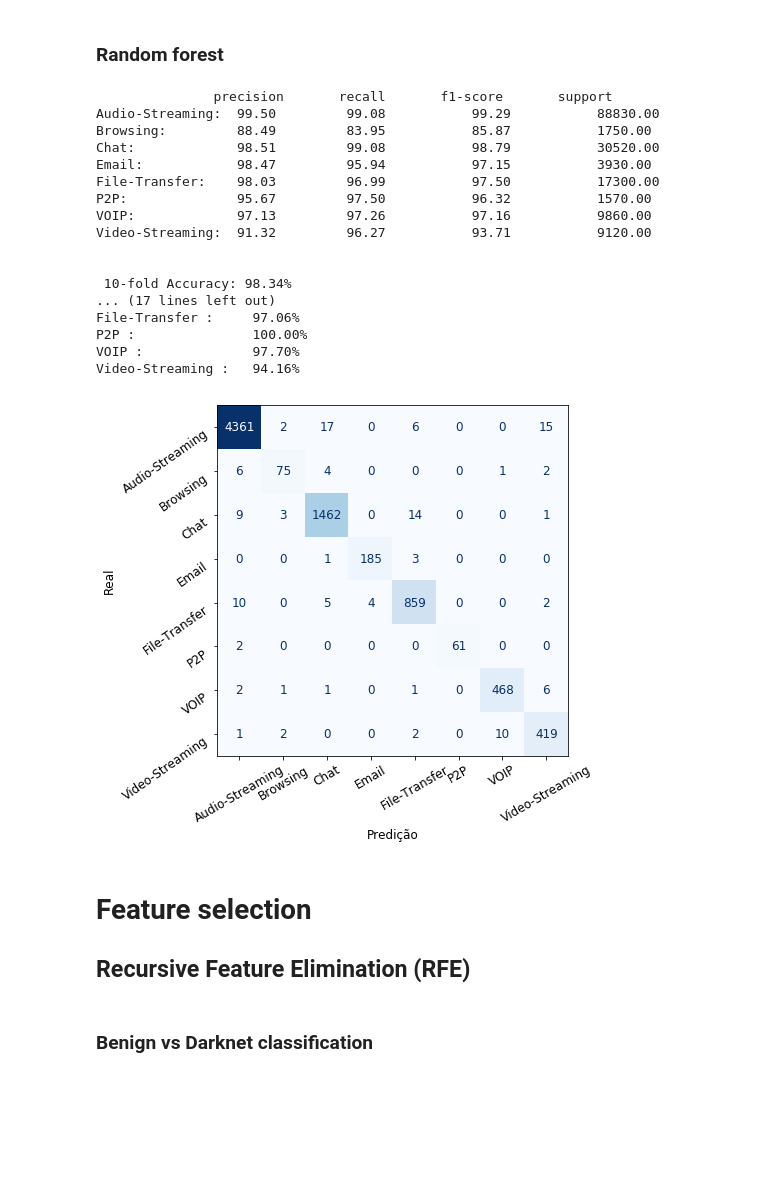
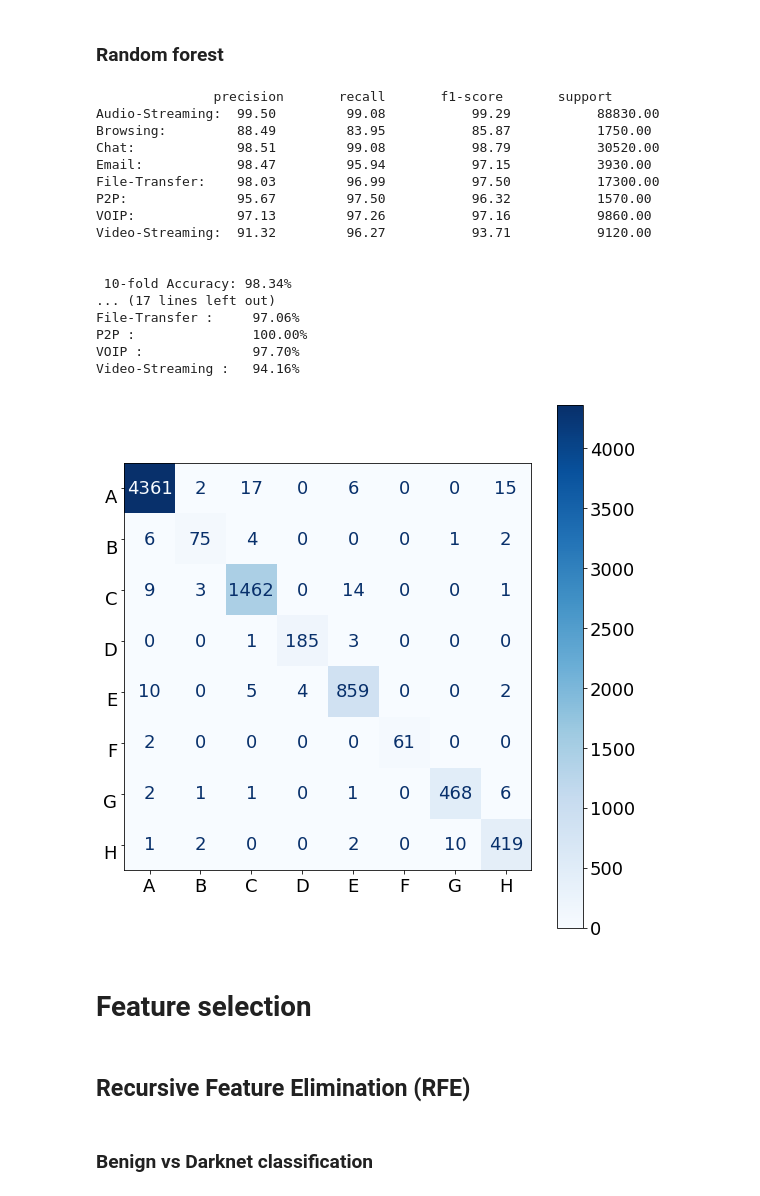
Before and after one commit to mateus558/Darknet-traffic-classification, a Jupyter notebook: Darknet.ipynb, the cells around one changed output. Cells and saved outputs as stored; diff of their text form; code cells hidden in the pictures; blank space fills up the shorter version.

```diff
--- a/Darknet.ipynb
+++ b/Darknet.ipynb
@@ -36,7 +36,7 @@ np.random.seed(random_state)
 plt.rcParams['figure.figsize'] = (18,6)
 plt.rcParams["savefig.format"] = 'pdf'
 plt.rcParams["savefig.dpi"] = 600
-plt.rcParams.update({'font.size': 12})
+plt.rcParams.update({'font.size': 18})
 # %%
 data = pd.read_csv(dataset_folder + "Darknet.CSV", low_memory=False)
 # %% [markdown]
@@ -544,17 +544,18 @@ def show_confusion_matrix(model, X, y, labels):
     for i in range(conf.shape[0]):
         print(labels[i],":"," "*(n_spaces- len(labels[i])) ," %0.2f%%"%(conf[i,i]/np.sum(conf[:,i])*100))
 # %%
-def evaluate_model(model, X_train, y_train, X_test, y_test, labels, n_splits=10, figsize=(10,10), rotation=(35,25),fname="conf_mat"):
+def evaluate_model(model, X_train, y_train, X_test, y_test, labels, n_splits=10, figsize=(10,10), rotation=(35,25),fname="conf_mat", display_labels=None):
     kfold_report = kfold_validation(model, X_train, y_train, n_splits=n_splits)
     show_kfold_report(kfold_report, labels)
     show_confusion_matrix(model, X_test, y_test, labels)
 
     fig, ax = plt.subplots(figsize=figsize)
-    plot_confusion_matrix(model, X_test, y_test, cmap=plt.cm.Blues, ax=ax, colorbar=False)
+    plot_confusion_matrix(model, X_test, y_test, cmap=plt.cm.Blues, ax=ax, colorbar=True,
+                         display_labels=display_labels)
     plt.yticks(rotation=rotation[0], va='top')
     plt.xticks(rotation=rotation[1])
-    plt.ylabel("Real")
-    plt.xlabel("Predição")
+    plt.ylabel("")
+    plt.xlabel("")
     plt.tight_layout()
     plt.savefig(fname)
     plt.show()
@@ -645,30 +647,31 @@ Video-Streaming :   97.65%
 ### Random forest
 # %%
 rf_model1 = RandomForestClassifier(random_state=random_state)
-report_rf1 = evaluate_model(rf_model1, X1_train, y1_train, X1_test, y1_test, labels1, figsize=(7,7),
-                            rotation=(35,30), fname="rf_conf_app")
+report_rf1 = evaluate_model(rf_model1, X1_train, y1_train, X1_test, y1_test, labels1, figsize=(8,8),
+                            rotation=(0,0), fname="rf_conf_app",
+                        display_labels=["A", "B", "C", "D", "E","F","G","H"])
 # %% [output]
                precision       recall       f1-score       support
 Audio-Streaming:  99.50         99.08           99.29           88830.00
 Browsing:         88.49         83.95           85.87           1750.00
 Chat:             98.51         99.08           98.79           30520.00
 Email:            98.47         95.94           97.15           3930.00
 File-Transfer:    98.03         96.99           97.50           17300.00
 P2P:              95.67         97.50           96.32           1570.00
 VOIP:             97.13         97.26           97.16           9860.00
 Video-Streaming:  91.32         96.27           93.71           9120.00
 
 
  10-fold Accuracy: 98.34%
 ... (17 lines left out)
 File-Transfer :     97.06%
 P2P :               100.00%
 VOIP :              97.70%
 Video-Streaming :   94.16%
-[figure, old version]
+[figure, new version]
+# %% [markdown]
+# Feature selection
 # %% [markdown]
-# Feature selection
-
 ## Recursive Feature Elimination (RFE)
 # %%
 def select_features(model, X, y, min_feats=1,step=2, random_state=None):
```
Also changed, not shown: parts of 6 cells of this notebook, 7 other files.
